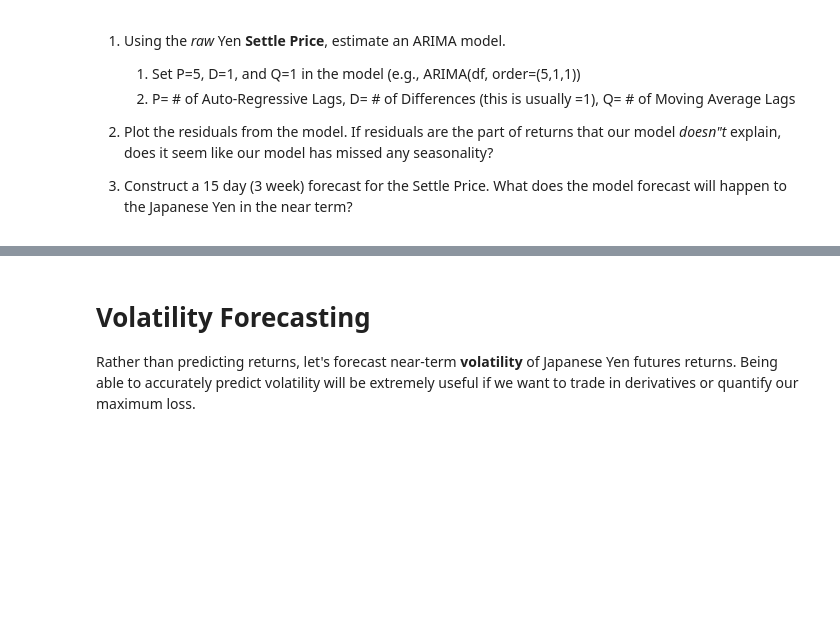
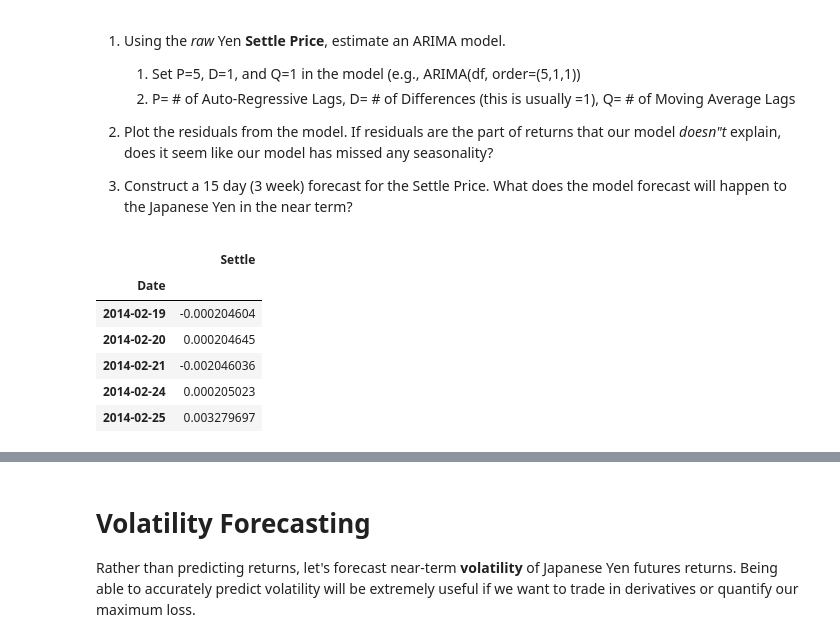
Before and after one commit to stragitech/Yen_Futures, a Jupyter notebook: time_series_analysis.ipynb, the cells around one changed output, grey strips where cells are left out. Saved outputs shown, nothing was run; the diff lists cells and outputs as text; code cells hidden in the pictures; blank space fills up the shorter version.

```diff
--- a/time_series_analysis.ipynb
+++ b/time_series_analysis.ipynb
@@ -363,8 +363,16 @@ Roots
  3. Construct a 15 day (3 week) forecast for the Settle Price. What does the model forecast will happen to the Japanese Yen in the near term?
 # %%
 # For ARIMA, construct a dataframe using just the futures "Settle" prices:
-df = # YOUR CODE HERE
-df.head()
+arima_df = fut[["Settle"]].pct_change().dropna()
+arima_df.head()
+# %% [output]
+|  | Settle |
+| Date |  |
+| 2014-02-19 | -0.000204604 |
+| 2014-02-20 | 0.000204645 |
+| 2014-02-21 | -0.002046036 |
+| 2014-02-24 | 0.000205023 |
+| 2014-02-25 | 0.003279697 |
 # %%
 from statsmodels.tsa.arima_model import ARIMA
 # Estimate and ARIMA Model:
```
Also changed, not shown: parts of 2 cells of this notebook.
